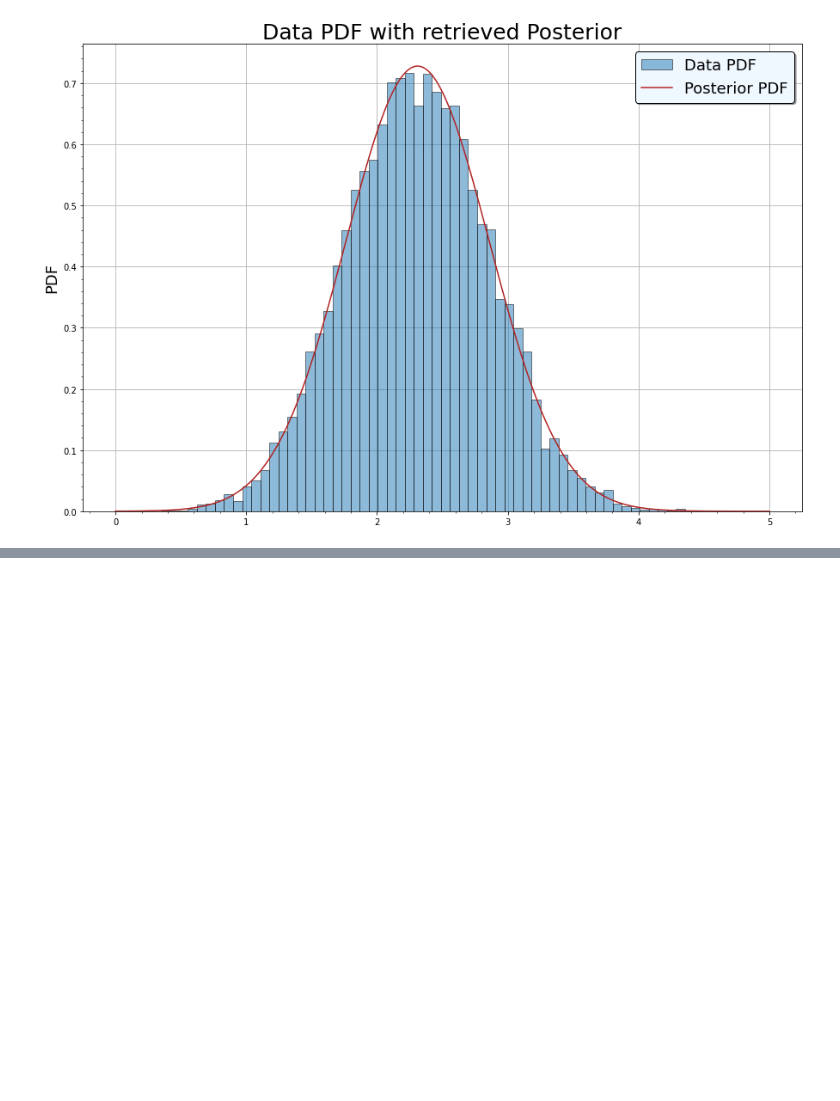
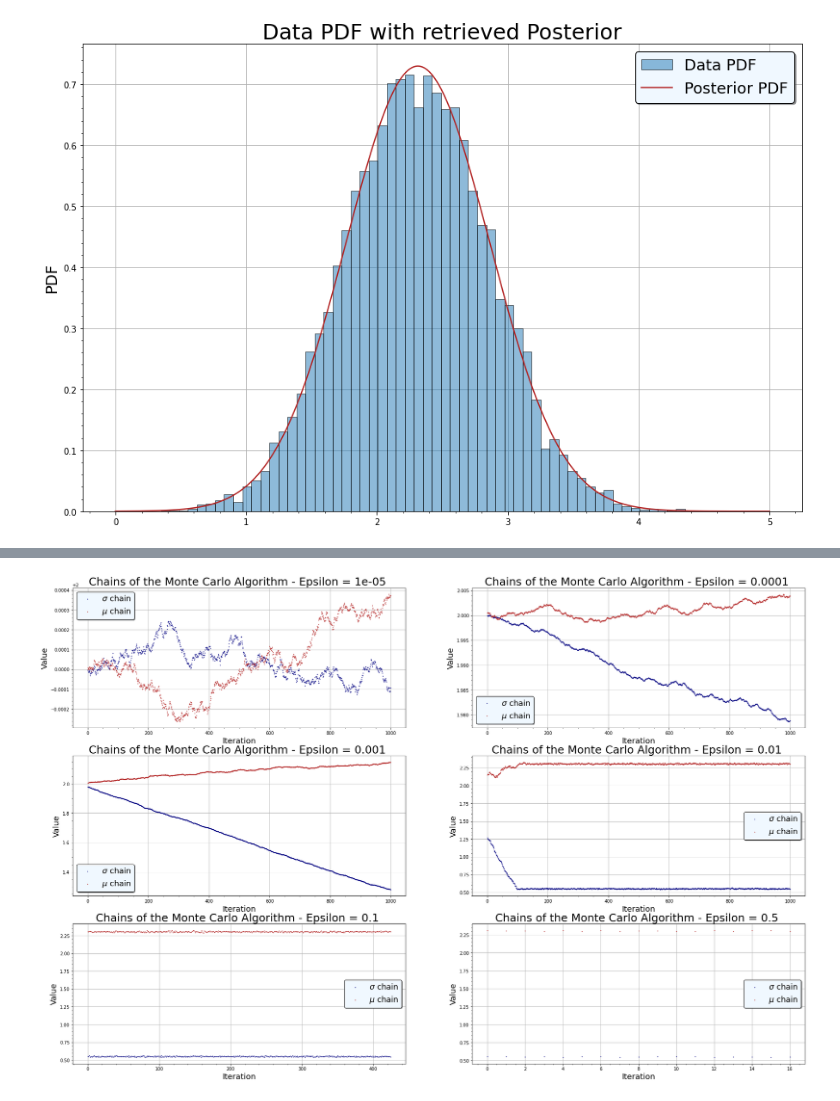
Before and after one commit to AndreaLazzari/InformationTheory-Inference, a Jupyter notebook: Exercise5_Metropolis/Metropolis.ipynb, the cells around one changed output, grey strips where cells are left out. Cells and saved outputs as stored; diff of their text form; code cells hidden in the pictures; blank space fills up the shorter version.

```diff
--- a/Exercise5_Metropolis/Metropolis.ipynb
+++ b/Exercise5_Metropolis/Metropolis.ipynb
@@ -202,0 +224,77 @@ plt.show()
+# %%
+import time
+
+time_values = {}
+
+#Metropolis algorithm loop
+
+n_accepted_values = 1000
+maxiter = 100000
+
+# Initial values
+current_sigma = 2
+current_mu = 2
+
+eps_list = [1e-5, 1e-4, 1e-3, 1e-2, 1e-1, 0.5]
+fig, ax = plt.subplots(3, 2, figsize=(30, 20))
+
+ind_plot_list= [(0,0), (0,1), (1,0), (1,1), (2,0), (2,1)]
+
+for j,eps in enumerate(eps_list):
+
+
+    # List to store the values
+    sigma_list = []
+    mu_list = []
+
+    i = 0
+    start = time.time()
+
+    while (len(sigma_list) < n_accepted_values) and (i < maxiter):
+        i += 1
+
+        #proposals
+        proposal_mu = np.random.normal(loc=current_mu, scale=eps)
+        proposal_sigma = np.random.normal(loc=current_sigma, scale=eps)
+
+        #posterior with the proposal values
+        propos_post = log_likelihood(dataset, proposal_mu, proposal_sigma) + np.log(prior_mu(proposal_mu, m, s)) + np.log(prior_sigma(proposal_sigma, alpha, beta))
+        #posterior with the current values
+        current_post =  log_likelihood(dataset, current_mu, current_sigma) + np.log(prior_mu(current_mu, m, s)) + np.log(prior_sigma(current_sigma, alpha, beta))
+
+        #computing the acceptance probability
+        acceptance_prob = np.min([1 , np.exp( propos_post - current_post) ])
+
+        #cutoff to accept or reject the proposal
+        cutoff = np.random.uniform(0,1)
+
+        if cutoff < acceptance_prob:
+            current_sigma = proposal_sigma
+            current_mu = proposal_mu
+            sigma_list.append(current_sigma)
+            mu_list.append(current_mu)
+
+    end = time.time()
+
+    #Keeping the time
+
+    time_values[eps] = (end - start)
+
+
+    #Plotting the chains results
+
+
+
+    ax[ind_plot_list[j]].scatter(x = np.arange(len(sigma_list)), y = sigma_list, s=1, color = 'navy', zorder = 2, label = '$ \\sigma$ chain')
+    ax[ind_plot_list[j]].scatter(x = np.arange(len(mu_list)), y = mu_list, s=1, color = 'firebrick', zorder = 2, label = '$ \\mu$ chain')
+
+    ax[ind_plot_list[j]].grid(zorder = 1)
+    ax[ind_plot_list[j]].minorticks_on()
+
+    #ax[j].axvline(x = 30, color = 'black', linestyle = '--', zorder = 3, label = 'burn-in')
+    ax[ind_plot_list[j]].set_title(f'Chains of the Monte Carlo Algorithm - Epsilon = {eps} ', fontsize = 25)
+    ax[ind_plot_list[j]].set_ylabel('Value', fontsize = 18)
+    ax[ind_plot_list[j]].set_xlabel('Iteration', fontsize = 18)
+    ax[ind_plot_list[j]].legend(facecolor = 'aliceblue', shadow = True, edgecolor = 'black', fontsize = 18)
+# %% [output]
+[figure, added]
```
Also changed, not shown: parts of 5 cells of this notebook, 3 other files.
